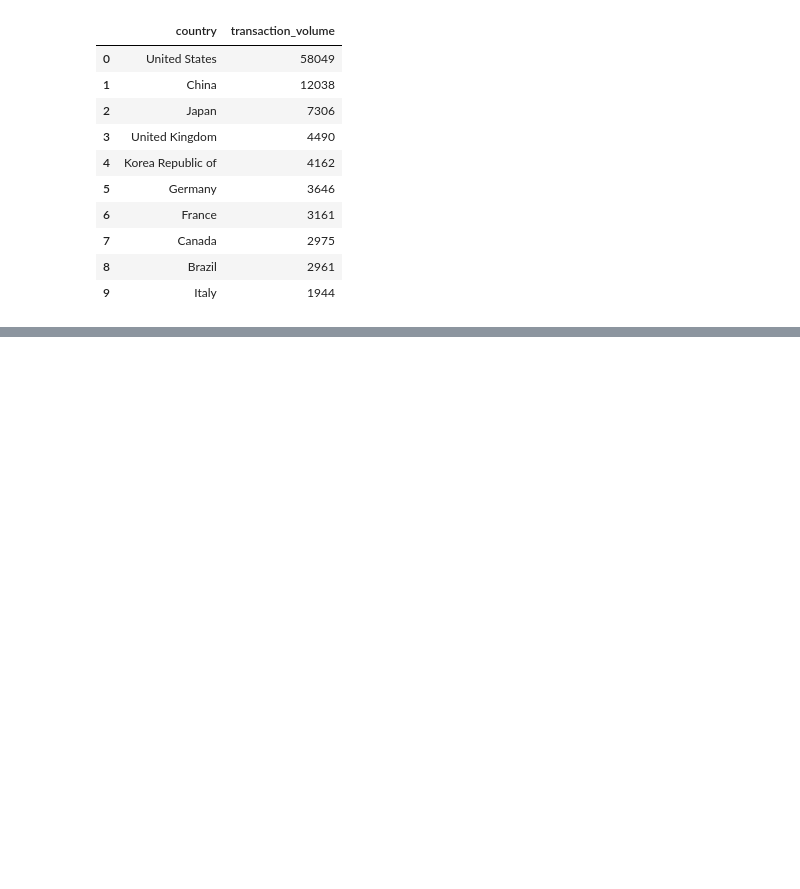
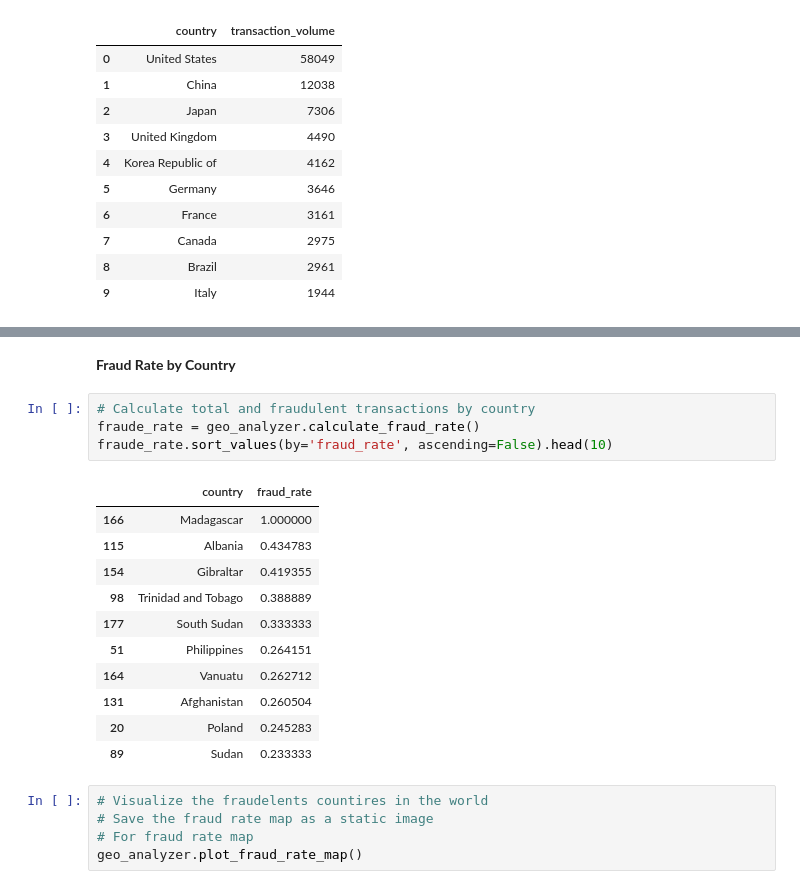
Before and after one commit to Tsegaye16/Fraud-Detection, a Jupyter notebook: notebooks/Data_Analysis_and_Preprocessing.ipynb, the cells around one changed output, grey strips where cells are left out. Drawn from its saved outputs; the diff is of its cells as text; blank space fills up the shorter version.

```diff
--- a/notebooks/Data_Analysis_and_Preprocessing.ipynb
+++ b/notebooks/Data_Analysis_and_Preprocessing.ipynb
@@ -517,0 +527,23 @@ highestTranscation.sort_values(by='transaction_volume', ascending=False).head(10
+# %% [markdown]
+**Fraud Rate by Country**
+# %%
+# Calculate total and fraudulent transactions by country
+fraude_rate = geo_analyzer.calculate_fraud_rate()
+fraude_rate.sort_values(by='fraud_rate', ascending=False).head(10)
+# %% [output]
+|  | country | fraud_rate |
+| 166 | Madagascar | 1.000000 |
+| 115 | Albania | 0.434783 |
+| 154 | Gibraltar | 0.419355 |
+| 98 | Trinidad and Tobago | 0.388889 |
+| 177 | South Sudan | 0.333333 |
+| 51 | Philippines | 0.264151 |
+| 164 | Vanuatu | 0.262712 |
+| 131 | Afghanistan | 0.260504 |
+| 20 | Poland | 0.245283 |
+| 89 | Sudan | 0.233333 |
+# %%
+# Visualize the fraudelents countires in the world
+# Save the fraud rate map as a static image
+# For fraud rate map
+geo_analyzer.plot_fraud_rate_map()
```
Also changed, not shown: parts of 5 cells of this notebook, 4 other files.
